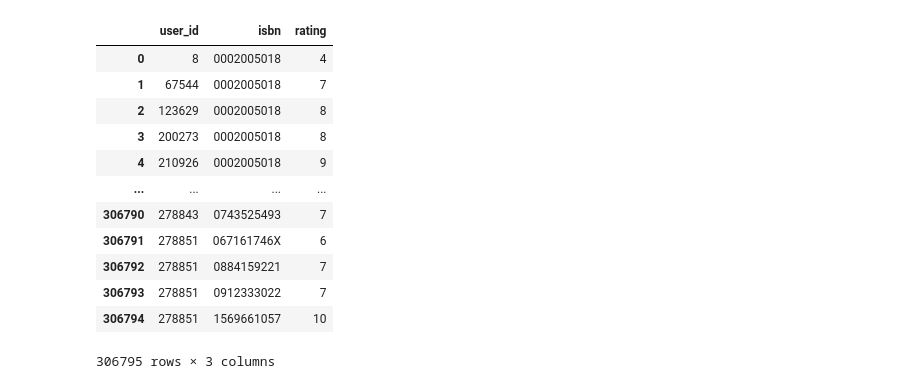
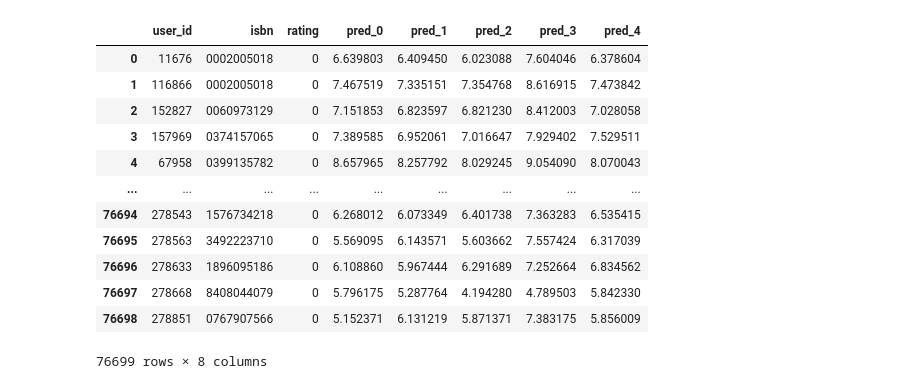
Before and after one commit to boostcampaitech4recsys2/level1_bookratingprediction_recsys-level1-recsys-06, a Jupyter notebook: real.ipynb, the cells around one changed output. Cells and saved outputs as stored; diff of their text form; code cells hidden in the pictures.

```diff
--- a/real.ipynb
+++ b/real.ipynb
@@ -60,16 +1,19 @@ test.drop(['index'], axis=1, inplace=True)
-# %%
-train
-# %% [output]
-|  | user_id | isbn | rating |
-| 0 | 8 | 0002005018 | 4 |
-| 1 | 67544 | 0002005018 | 7 |
-| 2 | 123629 | 0002005018 | 8 |
-| 3 | 200273 | 0002005018 | 8 |
-| 4 | 210926 | 0002005018 | 9 |
-| ... | ... | ... | ... |
-| 306790 | 278843 | 0743525493 | 7 |
-| 306791 | 278851 | 067161746X | 6 |
-| 306792 | 278851 | 0884159221 | 7 |
-| 306793 | 278851 | 0912333022 | 7 |
-| 306794 | 278851 | 1569661057 | 10 |
-306795 rows × 3 columns
+# %%
+import pandas as pd
+path = 'data/'
+submit = pd.read_csv('submit/FFDCN_final1.csv')
+submit
+# %% [output]
+|  | user_id | isbn | rating | pred_0 | pred_1 | pred_2 | pred_3 | pred_4 |
+| 0 | 11676 | 0002005018 | 0 | 6.639803 | 6.409450 | 6.023088 | 7.604046 | 6.378604 |
+| 1 | 116866 | 0002005018 | 0 | 7.467519 | 7.335151 | 7.354768 | 8.616915 | 7.473842 |
+| 2 | 152827 | 0060973129 | 0 | 7.151853 | 6.823597 | 6.821230 | 8.412003 | 7.028058 |
+| 3 | 157969 | 0374157065 | 0 | 7.389585 | 6.952061 | 7.016647 | 7.929402 | 7.529511 |
+| 4 | 67958 | 0399135782 | 0 | 8.657965 | 8.257792 | 8.029245 | 9.054090 | 8.070043 |
+| ... | ... | ... | ... | ... | ... | ... | ... | ... |
+| 76694 | 278543 | 1576734218 | 0 | 6.268012 | 6.073349 | 6.401738 | 7.363283 | 6.535415 |
+| 76695 | 278563 | 3492223710 | 0 | 5.569095 | 6.143571 | 5.603662 | 7.557424 | 6.317039 |
+| 76696 | 278633 | 1896095186 | 0 | 6.108860 | 5.967444 | 6.291689 | 7.252664 | 6.834562 |
+| 76697 | 278668 | 8408044079 | 0 | 5.796175 | 5.287764 | 4.194280 | 4.789503 | 5.842330 |
+| 76698 | 278851 | 0767907566 | 0 | 5.152371 | 6.131219 | 5.871371 | 7.383175 | 5.856009 |
+76699 rows × 8 columns
```
Also changed, not shown: parts of 4 cells of this notebook, 7 other files.
